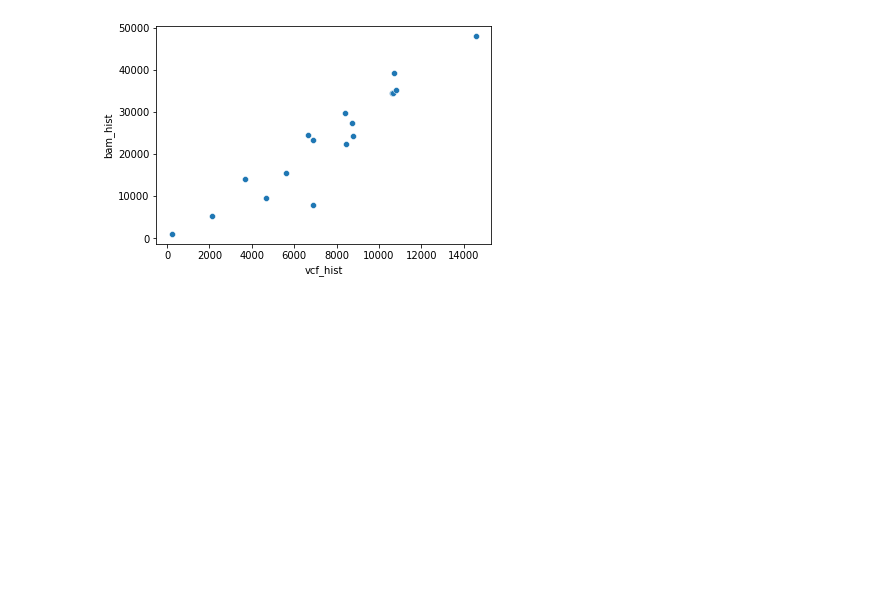
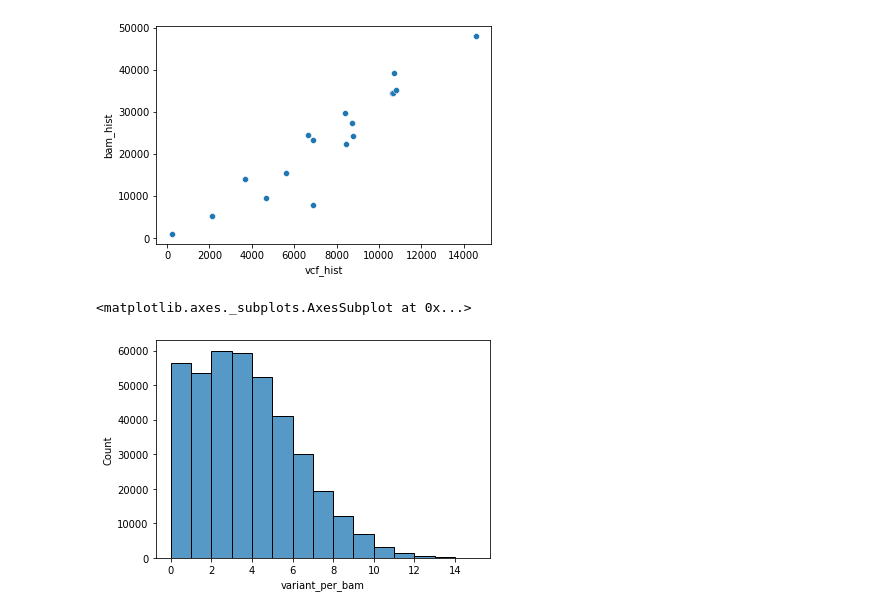
Before and after one commit to ness-lab/recombinant-reads, a Jupyter notebook: analysis/jimmy/plotting.ipynb, the cells around one changed output. Saved outputs shown, nothing was run; the diff lists cells and outputs as text; code cells hidden in the pictures; blank space fills up the shorter version.

Commit message:
log update, classification draft, and plotting data

```diff
--- a/analysis/jimmy/plotting.ipynb
+++ b/analysis/jimmy/plotting.ipynb
@@ -11,7 +11,7 @@ recomb_out_filepath = "recomb_diagnosis.sam"
 recomb_out = pysam.AlignmentFile(recomb_out_filepath, 'r')
 
 # vcf file obj
-vcf_filepath = "../tests/filtered_full.vcf.gz"
+vcf_filepath = "filtered_full.vcf.gz"
 vcf = VCF(vcf_filepath)
 # %%
 bam_data = {'bam_position': []}
@@ -57,3 +57,22 @@ sns.scatterplot(data=hist(500000), x='vcf_hist', y='bam_hist')
 {'vcf_hist': [5609, 8421, 3667, 10597, 10662, 8454, 10718, 8719, 6882, 10785, 14586, 8789, 2111, 6912, 4678, 6636, 221], 'bam_hist': [15610, 29802, 14094, 34504, 34549, 22458, 39236, 27295, 23254, 352 ...
 <matplotlib.axes._subplots.AxesSubplot at 0x...>
 [figure]
+# %%
+# variants per bam sequence
+
+def variant_per_bam(bam_filepath, vcf_filepath):
+    bam = pysam.AlignmentFile(bam_filepath, 'r')
+    vcf = VCF(vcf_filepath)
+
+    data = {'variant_per_bam': []}
+
+    for record in tqdm(bam):
+        region = '{c}:{l}-{r}'.format(c=record.reference_name,
+                                      l=record.reference_start,
+                                      r=record.reference_start + record.query_alignment_length)
+        variant_count = len([rec for rec in vcf(region)])
+        data['variant_per_bam'].append(variant_count)
+
+    return data
+# %%
+filtered_data = variant_per_bam('recomb_diagnosis.sam', 'filtered_full.vcf.gz')
@@ -59,0 +81,6 @@ sns.scatterplot(data=hist(500000), x='vcf_hist', y='bam_hist')
+# %%
+# plotting filtered data
+sns.histplot(data=filtered_data, x='variant_per_bam', binwidth=1)
+# %% [output]
+<matplotlib.axes._subplots.AxesSubplot at 0x...>
+[figure, added]
```
Also changed, not shown: parts of 2 cells of this notebook, 3 other files.
